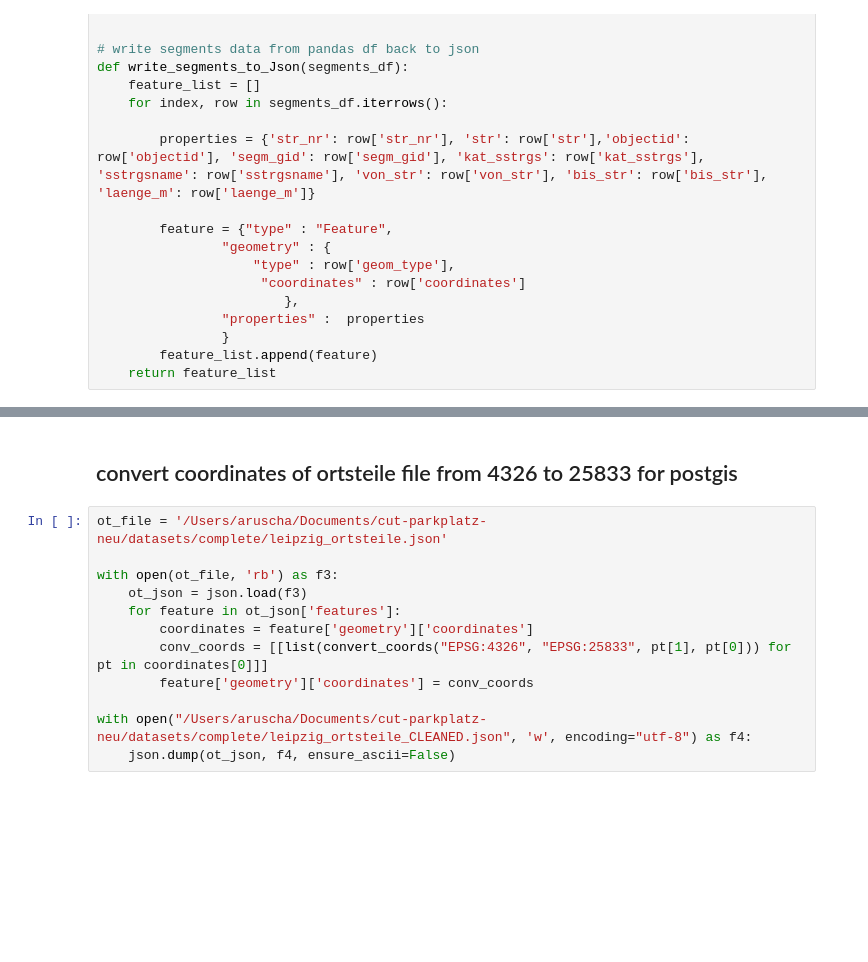
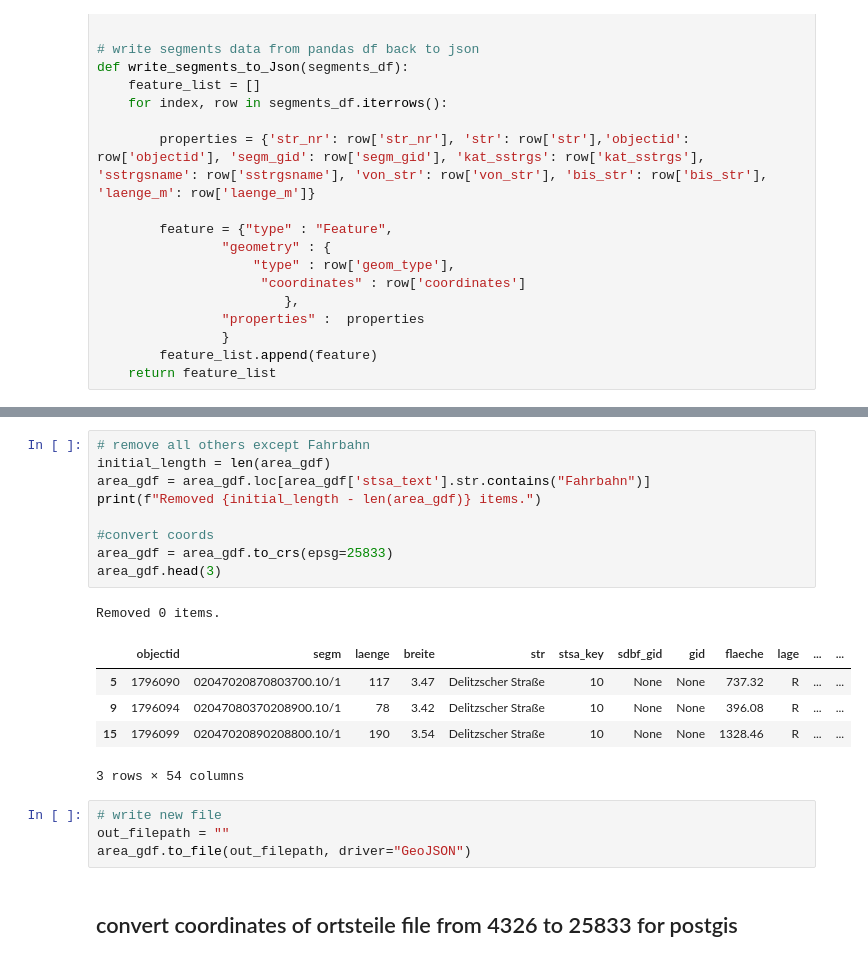
Before and after one commit to aruscha-k/roadside-car-detection, a Jupyter notebook: python-scripts/0_data_sighting_preprocessing.ipynb, the cells around one changed output, grey strips where cells are left out. Drawn from its saved outputs; the diff is of its cells as text; blank space fills up the shorter version.

```diff
--- a/python-scripts/0_data_sighting_preprocessing.ipynb
+++ b/python-scripts/0_data_sighting_preprocessing.ipynb
@@ -360,14 +318,22 @@ with open("/Users/aruscha/Documents/cut-parkplatz-neu/datasets/complete/leipzig_
+# %%
+# remove all others except Fahrbahn
+initial_length = len(area_gdf)
+area_gdf = area_gdf.loc[area_gdf['stsa_text'].str.contains("Fahrbahn")]
+print(f"Removed {initial_length - len(area_gdf)} items.")
+
+#convert coords
+area_gdf = area_gdf.to_crs(epsg=25833)
+area_gdf.head(3)
+# %% [output]
+Removed 0 items.
+|  | objectid | segm | laenge | breite | str | stsa_key | sdbf_gid | gid | flaeche | lage | ... | ... |
+| 5 | 1796090 | 02047020870803700.10/1 | 117 | 3.47 | Delitzscher Straße | 10 | None | None | 737.32 | R | ... | ... |
+| 9 | 1796094 | 02047080370208900.10/1 | 78 | 3.42 | Delitzscher Straße | 10 | None | None | 396.08 | R | ... | ... |
+| 15 | 1796099 | 02047020890208800.10/1 | 190 | 3.54 | Delitzscher Straße | 10 | None | None | 1328.46 | R | ... | ... |
+3 rows × 54 columns
+# %%
+# write new file
+out_filepath = ""
+area_gdf.to_file(out_filepath, driver="GeoJSON")
 # %% [markdown]
 ## convert coordinates of ortsteile file from 4326 to 25833 for postgis
-# %%
-ot_file = '/Users/aruscha/Documents/cut-parkplatz-neu/datasets/complete/leipzig_ortsteile.json'
-
-with open(ot_file, 'rb') as f3:
-    ot_json = json.load(f3)
-    for feature in ot_json['features']:
-        coordinates = feature['geometry']['coordinates']
-        conv_coords = [[list(convert_coords("EPSG:4326", "EPSG:25833", pt[1], pt[0])) for pt in coordinates[0]]]
-        feature['geometry']['coordinates'] = conv_coords
-
-with open("/Users/aruscha/Documents/cut-parkplatz-neu/datasets/complete/leipzig_ortsteile_CLEANED.json", 'w', encoding="utf-8") as f4:
-    json.dump(ot_json, f4, ensure_ascii=False)
```
Also changed, not shown: parts of 36 cells of this notebook.
